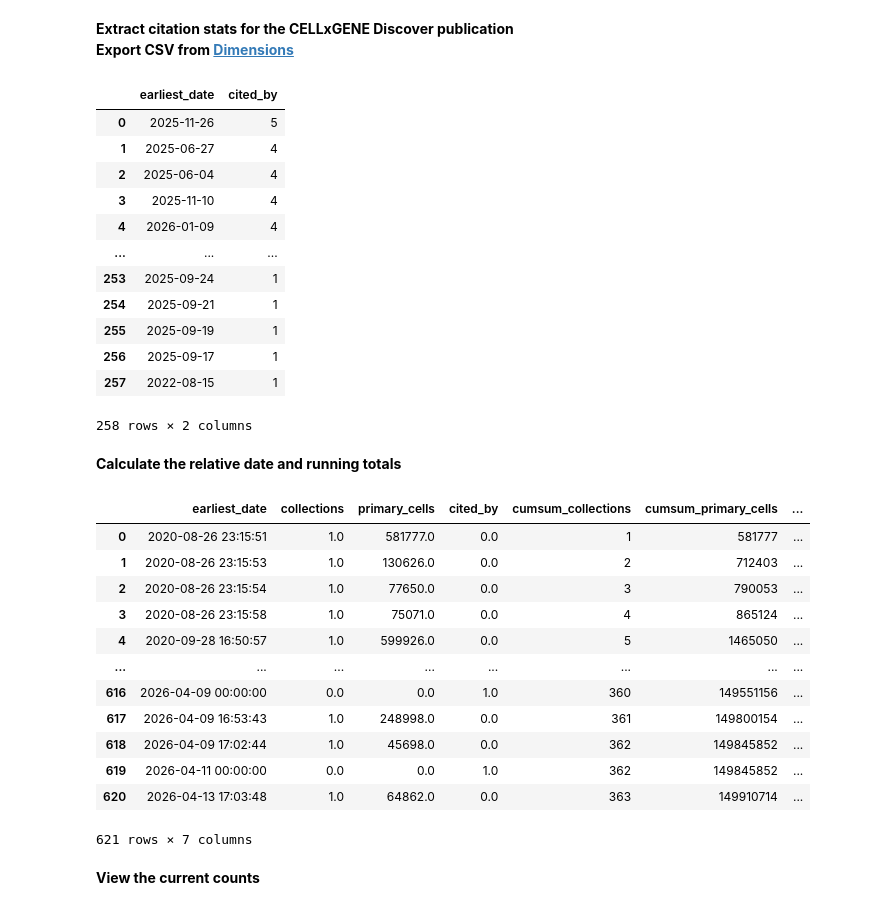
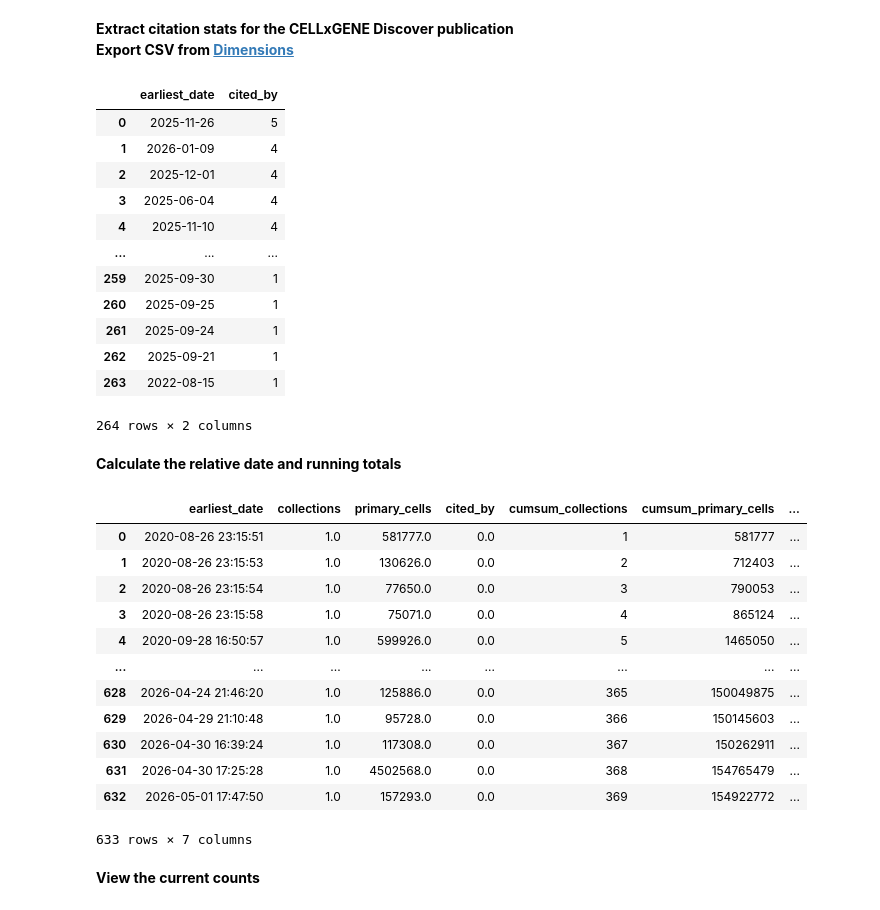
Before and after one commit to Lattice-Data/lattice-tools, a Jupyter notebook: cellxgene_resources/collab_submissions_pub/Figure2_corpus_growth.ipynb, the cells around one changed output. Drawn from its saved outputs; the diff is of its cells as text; code cells hidden in the pictures.

```diff
--- a/cellxgene_resources/collab_submissions_pub/Figure2_corpus_growth.ipynb
+++ b/cellxgene_resources/collab_submissions_pub/Figure2_corpus_growth.ipynb
@@ -55,38 +55,38 @@ result
 **Extract citation stats for the CELLxGENE Discover publication**\
 **Export CSV from [Dimensions](https://app.dimensions.ai/discover/publication?or_subset_publication_citations=pub.1182803254)**
 # %%
-dimensions_export = 'Dimensions-Publication-2026-04-15_14-12-29.csv.zip'
+dimensions_export = 'Dimensions-Publication-2026-05-01_18-29-40.csv.zip'
 
 cited_by = (
     pd.read_csv(dimensions_export, skiprows=1)[['Publication date']]
     .assign(**{
         'Publication date': lambda x: x['Publication date'].apply(
             lambda d: f"{d}-01" if isinstance(d, str) and len(d) == 7 else d
         )
     })
 )
 cited_by['Publication date'] = pd.to_datetime(cited_by['Publication date']).dt.tz_localize(None)
 cited_by = (
     cited_by['Publication date']
     .value_counts()
     .reset_index()
     .rename(columns={'Publication date': 'earliest_date', 'count': 'cited_by'})
 )
 cited_by
 # %% [output]
 |  | earliest_date | cited_by |
 | 0 | 2025-11-26 | 5 |
-| 1 | 2025-06-27 | 4 |
-| 2 | 2025-06-04 | 4 |
-| 3 | 2025-11-10 | 4 |
-| 4 | 2026-01-09 | 4 |
+| 1 | 2026-01-09 | 4 |
+| 2 | 2025-12-01 | 4 |
+| 3 | 2025-06-04 | 4 |
+| 4 | 2025-11-10 | 4 |
 | ... | ... | ... |
-| 253 | 2025-09-24 | 1 |
-| 254 | 2025-09-21 | 1 |
-| 255 | 2025-09-19 | 1 |
-| 256 | 2025-09-17 | 1 |
-| 257 | 2022-08-15 | 1 |
+| 259 | 2025-09-30 | 1 |
+| 260 | 2025-09-25 | 1 |
+| 261 | 2025-09-24 | 1 |
+| 262 | 2025-09-21 | 1 |
+| 263 | 2022-08-15 | 1 |
-258 rows × 2 columns
+264 rows × 2 columns
 # %% [markdown]
 **Calculate the relative date and running totals**
 # %%
@@ -110,12 +110,12 @@ result
 | 3 | 2020-08-26 23:15:58 | 1.0 | 75071.0 | 0.0 | 4 | 865124 | ... |
 | 4 | 2020-09-28 16:50:57 | 1.0 | 599926.0 | 0.0 | 5 | 1465050 | ... |
 | ... | ... | ... | ... | ... | ... | ... | ... |
-| 616 | 2026-04-09 00:00:00 | 0.0 | 0.0 | 1.0 | 360 | 149551156 | ... |
-| 617 | 2026-04-09 16:53:43 | 1.0 | 248998.0 | 0.0 | 361 | 149800154 | ... |
-| 618 | 2026-04-09 17:02:44 | 1.0 | 45698.0 | 0.0 | 362 | 149845852 | ... |
-| 619 | 2026-04-11 00:00:00 | 0.0 | 0.0 | 1.0 | 362 | 149845852 | ... |
-| 620 | 2026-04-13 17:03:48 | 1.0 | 64862.0 | 0.0 | 363 | 149910714 | ... |
+| 628 | 2026-04-24 21:46:20 | 1.0 | 125886.0 | 0.0 | 365 | 150049875 | ... |
+| 629 | 2026-04-29 21:10:48 | 1.0 | 95728.0 | 0.0 | 366 | 150145603 | ... |
+| 630 | 2026-04-30 16:39:24 | 1.0 | 117308.0 | 0.0 | 367 | 150262911 | ... |
+| 631 | 2026-04-30 17:25:28 | 1.0 | 4502568.0 | 0.0 | 368 | 154765479 | ... |
+| 632 | 2026-05-01 17:47:50 | 1.0 | 157293.0 | 0.0 | 369 | 154922772 | ... |
-621 rows × 7 columns
+633 rows × 7 columns
 # %% [markdown]
 **View the current counts**
 # %%
```
Also changed, not shown: parts of 3 cells of this notebook, 3 other files.
